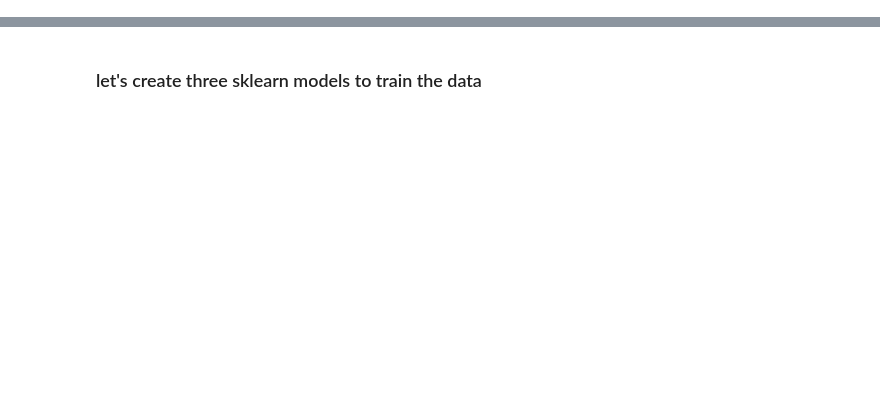
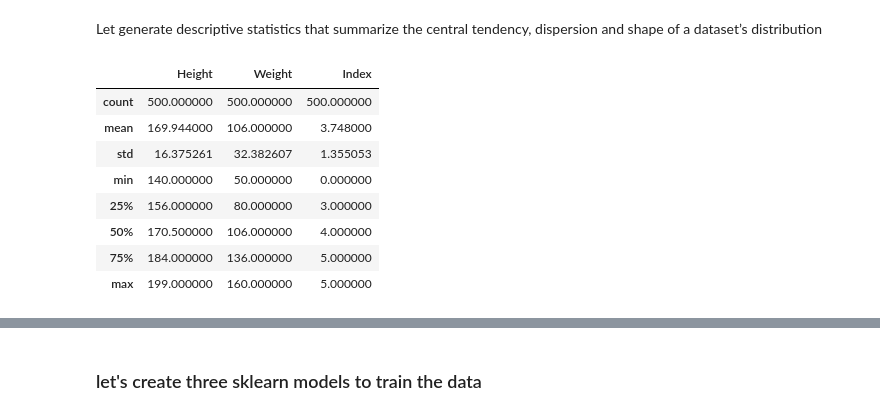
Before and after one commit to OuedraogoAbdoul/Gender-Classifier, a Jupyter notebook: gender_classifier.ipynb, the cells around one changed output, grey strips where cells are left out. Drawn from its saved outputs; the diff is of its cells as text; code cells hidden in the pictures; blank space fills up the shorter version.

```diff
--- a/gender_classifier.ipynb
+++ b/gender_classifier.ipynb
@@ -5,0 +34,14 @@
+# %% [markdown]
+Let generate descriptive statistics that summarize the central tendency, dispersion and shape of a dataset’s distribution
+# %%
+df.describe()
+# %% [output]
+|  | Height | Weight | Index |
+| count | 500.000000 | 500.000000 | 500.000000 |
+| mean | 169.944000 | 106.000000 | 3.748000 |
+| std | 16.375261 | 32.382607 | 1.355053 |
+| min | 140.000000 | 50.000000 | 0.000000 |
+| 25% | 156.000000 | 80.000000 | 3.000000 |
+| 50% | 170.500000 | 106.000000 | 4.000000 |
+| 75% | 184.000000 | 136.000000 | 5.000000 |
+| max | 199.000000 | 160.000000 | 5.000000 |
```
Also changed, not shown: parts of 39 cells of this notebook, 2 other files.
